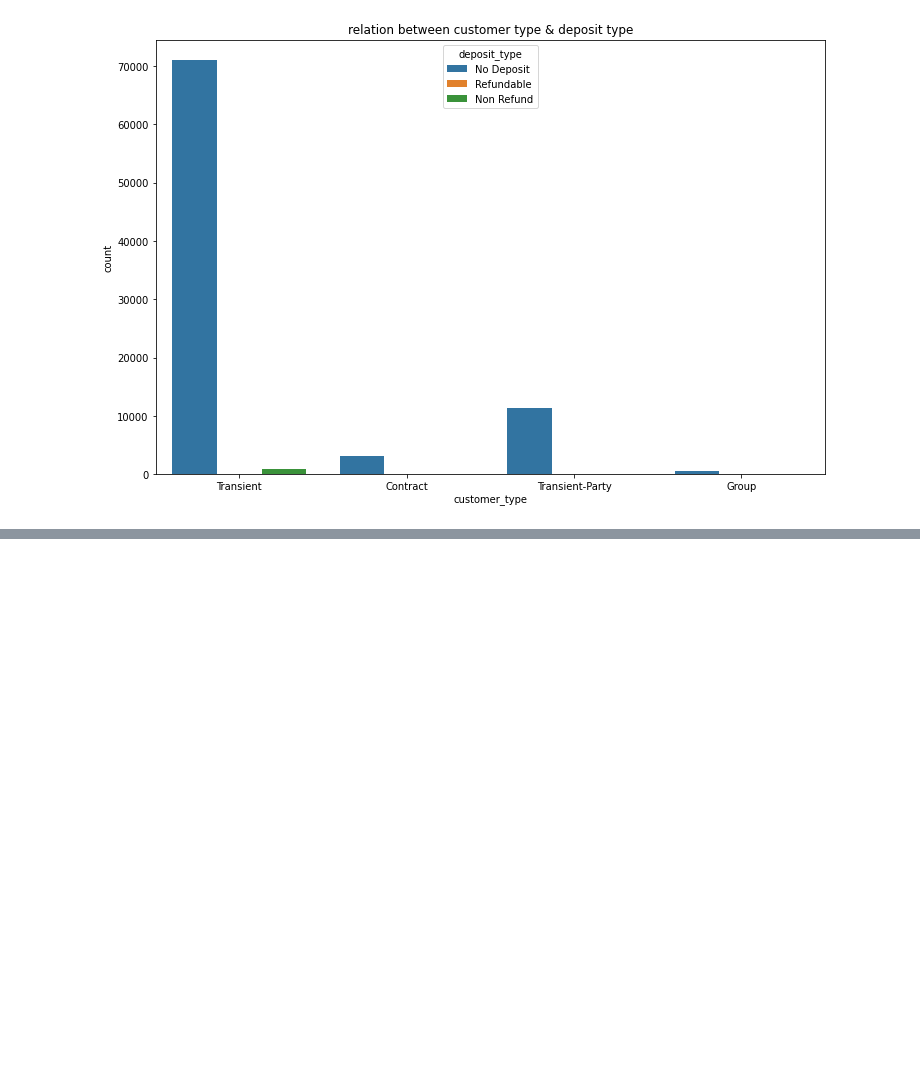
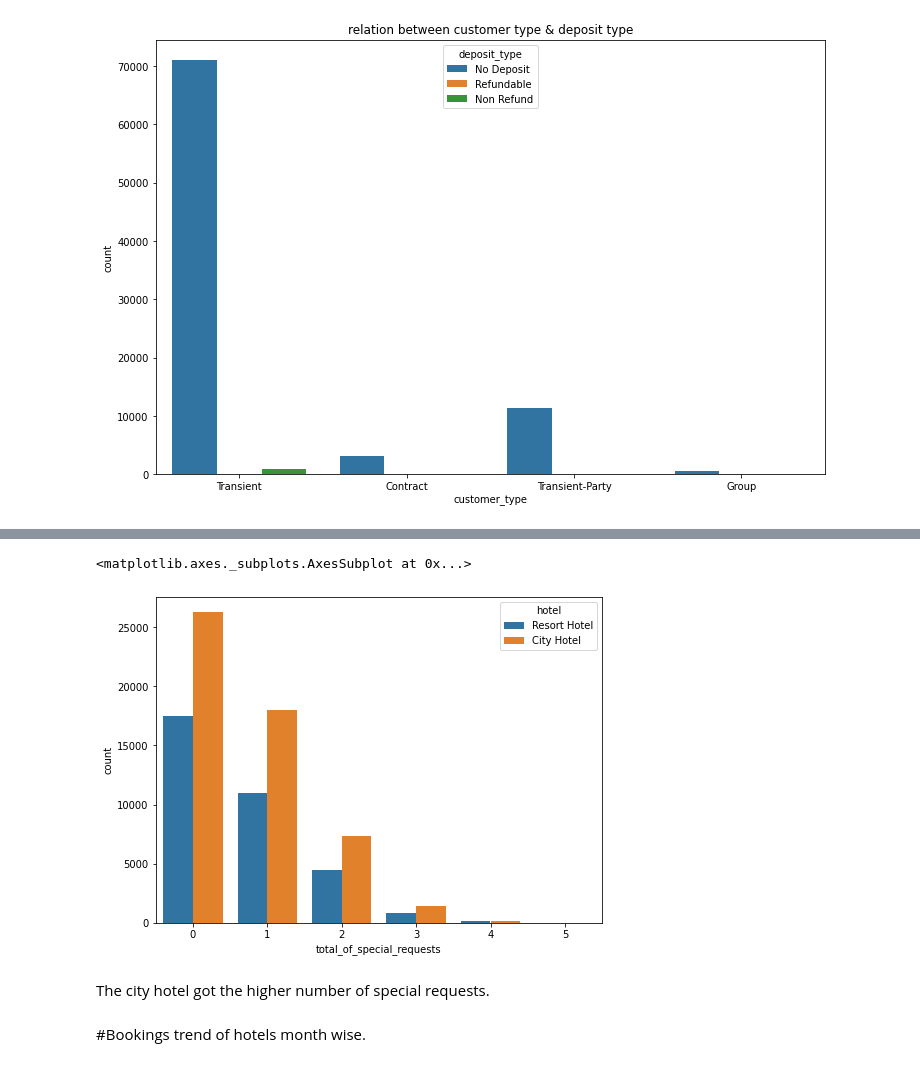
Before and after one commit to sahiljagtap11/Hotel_booking_analysis, a Jupyter notebook: SahilJ_commit_Copy_of_Final_Group_Hotel_Booking_Analysis_Capstone_Project.ipynb, the cells around one changed output, grey strips where cells are left out. Cells and saved outputs as stored; diff of their text form; code cells hidden in the pictures; blank space fills up the shorter version.

```diff
--- a/SahilJ_commit_Copy_of_Final_Group_Hotel_Booking_Analysis_Capstone_Project.ipynb
+++ b/SahilJ_commit_Copy_of_Final_Group_Hotel_Booking_Analysis_Capstone_Project.ipynb
@@ -454,0 +472,11 @@ sns.countplot(x='customer_type', data=hotel_data_raw ,hue='deposit_type')
+# %%
+fig = plt.gcf()
+fig.set_size_inches(8, 6)
+sns.countplot(x='total_of_special_requests',data=hotel_data_raw, hue= 'hotel')
+# %% [output]
+<matplotlib.axes._subplots.AxesSubplot at 0x...>
+[figure, added]
+# %% [markdown]
+The city hotel got the higher number of special requests.
+# %% [markdown]
+#Bookings trend of hotels month wise.
```
Also changed, not shown: parts of 6 cells of this notebook.
